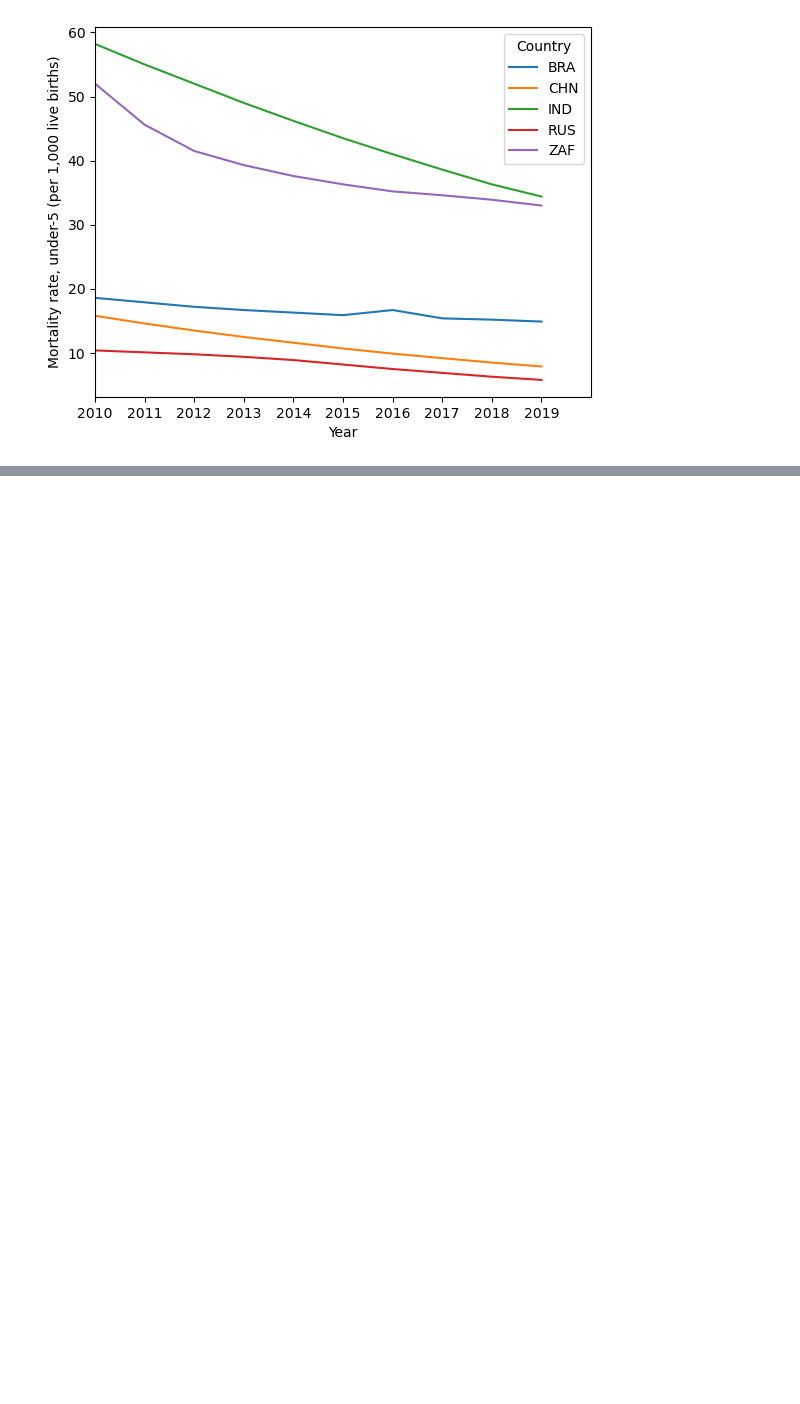
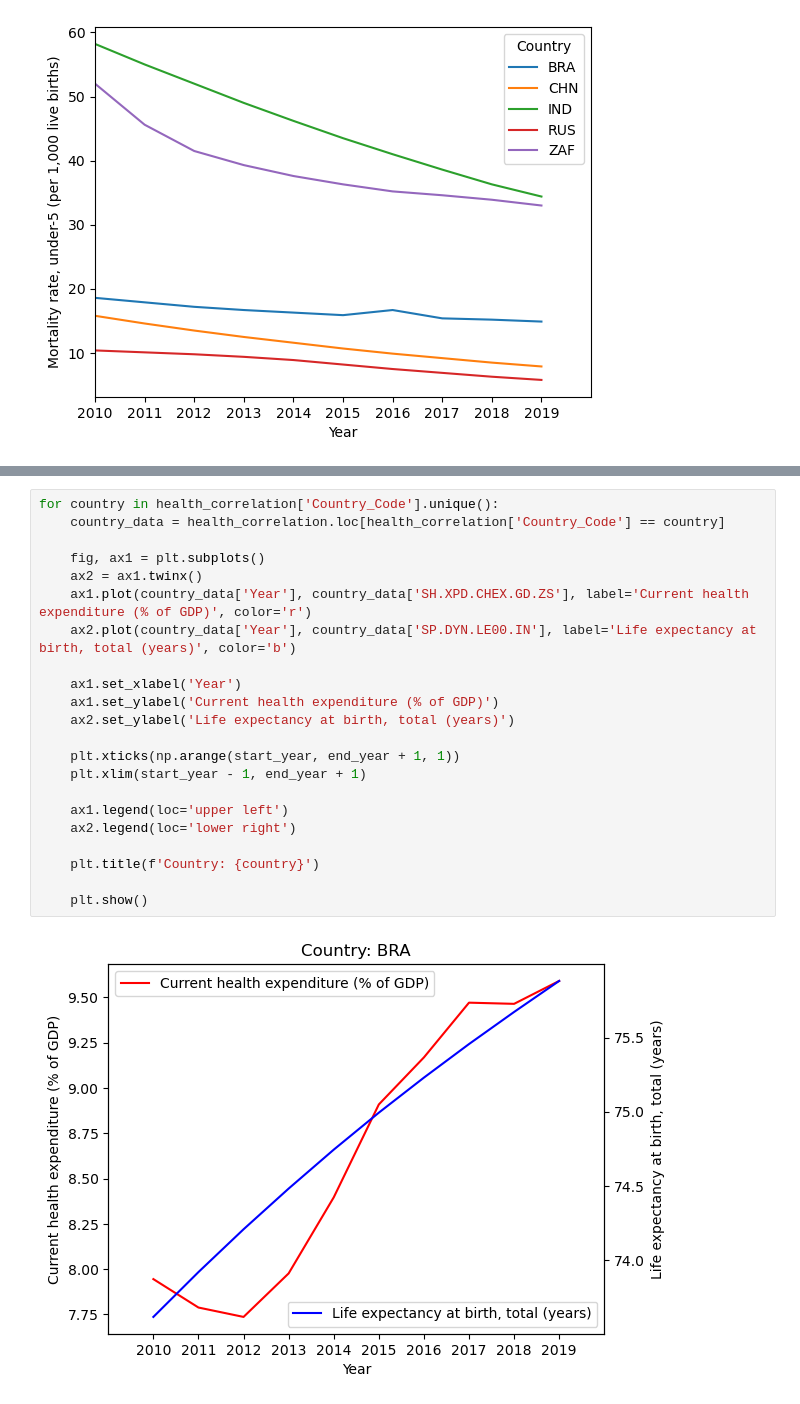
Before and after one commit to SArjaGit/BRICS_Project, a Jupyter notebook: Debasis/Health_Poverty.ipynb, the cells around one changed output, grey strips where cells are left out. Drawn from its saved outputs; the diff is of its cells as text; blank space fills up the shorter version.

```diff
--- a/Debasis/Health_Poverty.ipynb
+++ b/Debasis/Health_Poverty.ipynb
@@ -317,0 +384,24 @@ plt.show()
+# %%
+for country in health_correlation['Country_Code'].unique():
+    country_data = health_correlation.loc[health_correlation['Country_Code'] == country]
+
+    fig, ax1 = plt.subplots()
+    ax2 = ax1.twinx()
+    ax1.plot(country_data['Year'], country_data['SH.XPD.CHEX.GD.ZS'], label='Current health expenditure (% of GDP)', color='r')
+    ax2.plot(country_data['Year'], country_data['SP.DYN.LE00.IN'], label='Life expectancy at birth, total (years)', color='b')
+
+    ax1.set_xlabel('Year')
+    ax1.set_ylabel('Current health expenditure (% of GDP)')
+    ax2.set_ylabel('Life expectancy at birth, total (years)')
+
+    plt.xticks(np.arange(start_year, end_year + 1, 1))
+    plt.xlim(start_year - 1, end_year + 1)
+
+    ax1.legend(loc='upper left')
+    ax2.legend(loc='lower right')
+
+    plt.title(f'Country: {country}')
+
+    plt.show()
+# %% [output]
+[figure, added]
```
Also changed, not shown: parts of 5 cells of this notebook.
